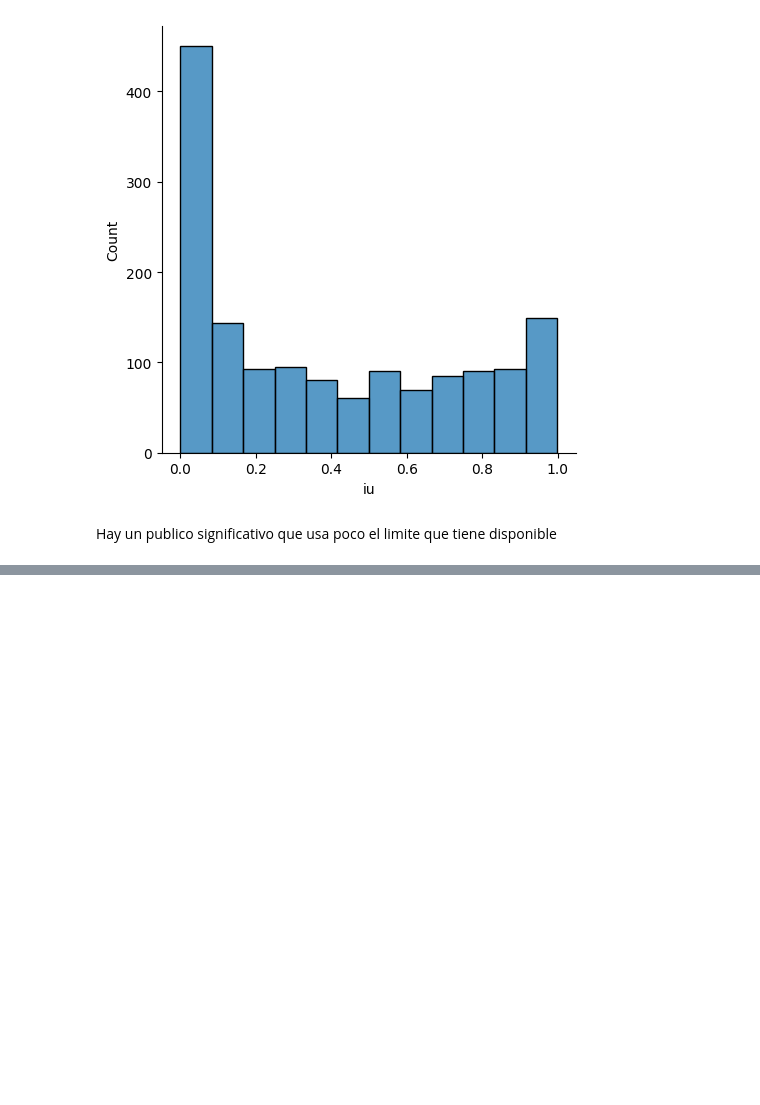
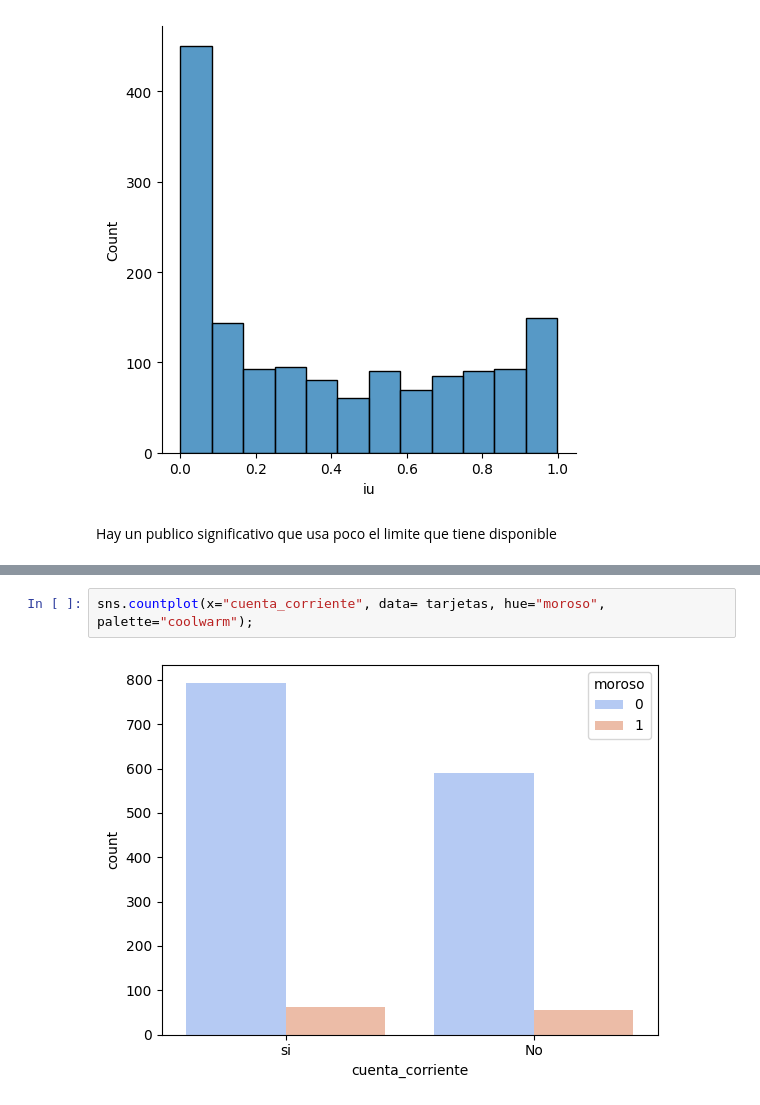
Before and after one commit to celioso/DataVisualizationExplorandoConSeaborn, a Jupyter notebook: analisis_de_Datos.ipynb, the cells around one changed output, grey strips where cells are left out. Drawn from its saved outputs; the diff is of its cells as text; blank space fills up the shorter version.

Commit message:
Countplot, catplot y swarmplot

```diff
--- a/analisis_de_Datos.ipynb
+++ b/analisis_de_Datos.ipynb
@@ -263,0 +274,4 @@ sns.displot(data=tarjetas, x='limite', hue="escolaridad", palette= "inferno_r");
+# %%
+sns.countplot(x="cuenta_corriente", data= tarjetas, hue="moroso", palette="coolwarm");
+# %% [output]
+[figure, added]
```
Also changed, not shown: parts of 6 cells of this notebook.
